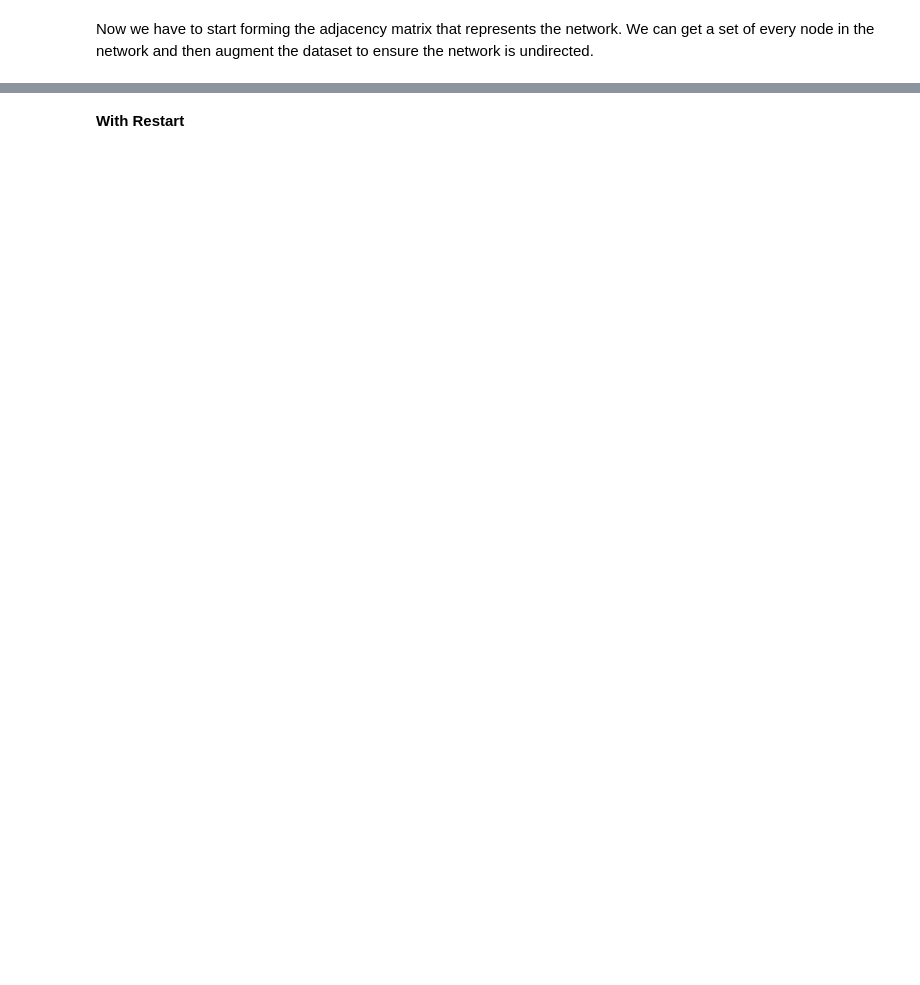
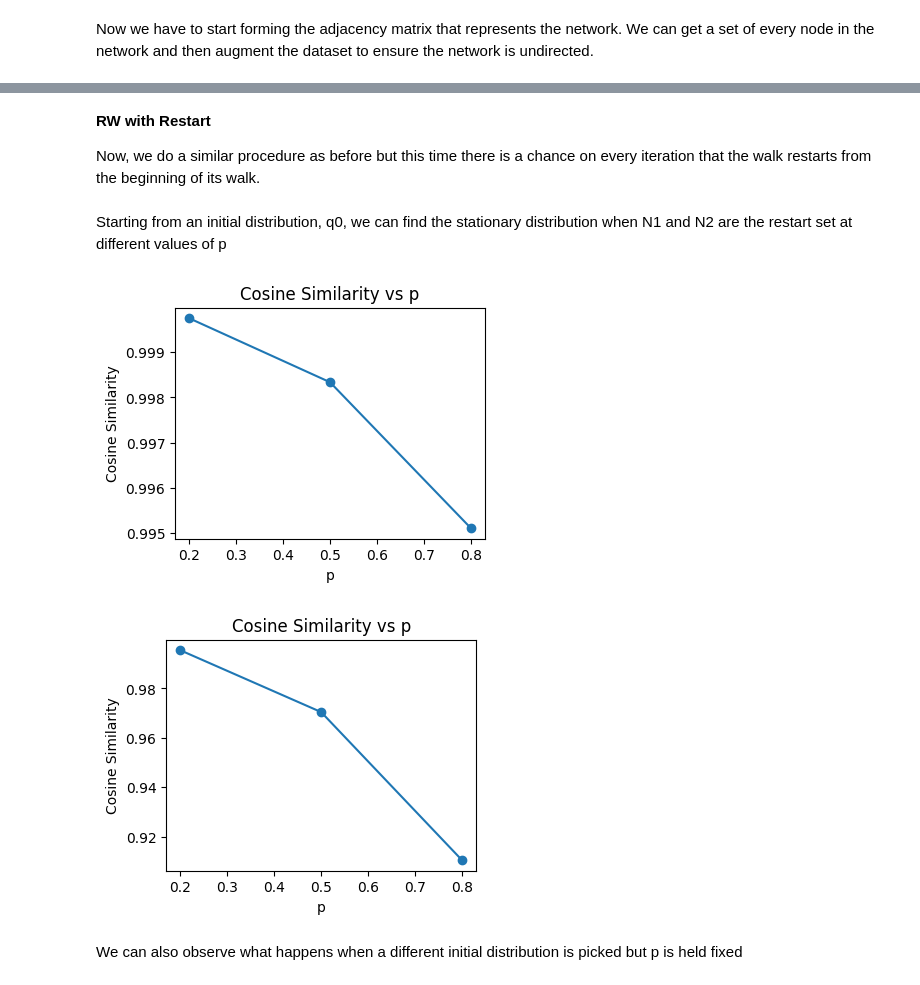
Before and after one commit to faverogian/ECSE556, a Jupyter notebook: Assignment 2/Code/random_walks.ipynb, the cells around one changed output, grey strips where cells are left out. Cells and saved outputs as stored; diff of their text form; code cells hidden in the pictures; blank space fills up the shorter version.

```diff
--- a/Assignment 2/Code/random_walks.ipynb
+++ b/Assignment 2/Code/random_walks.ipynb
@@ -92,2 +101,68 @@ Starting from random node 2 and random node 3: True
-# %% [markdown]
-**With Restart**
+# %% [markdown]
+**RW with Restart**
+
+Now, we do a similar procedure as before but this time there is a chance on every iteration that the walk restarts from the beginning of its walk.
+# %%
+# Assign the restart nodes
+N1 = int(edges_df['Node 1'].iloc[0])
+v_N1 = np.zeros((tr_mat.shape[0], 1))
+v_N1[N1] = 1
+
+N2 = int(edges_df['Node 2'].iloc[0])
+v_N2 = np.zeros((tr_mat.shape[0], 1))
+v_N2[N2] = 1
+# %% [markdown]
+Starting from an initial distribution, q0, we can find the stationary distribution when N1 and N2 are the restart set at different values of p
+# %%
+# Make list of p
+p = [0.2, 0.5, 0.8]
+
+# Make random initial distribution
+q = np.zeros((tr_mat.shape[0], 1))
+q[0] = 1
+# %%
+import matplotlib.pyplot as plt
+
+for index, node in enumerate([v_N1, v_N2]):
+    eps = 1e-5
+    vec = q
+    stat_dist_restart = []
+
+    for p_i in p:
+        while True:
+            rw_vec_new = p_i * tr_mat @ vec + (1 - p_i) * node
+            if np.linalg.norm(rw_vec_new - vec) < eps:
+                break
+            vec = rw_vec_new
+        stat_dist_restart.append(rw_vec_new)
+
+    # Put stationary distributions into a dataframe
+    stat_dist_restart_df = pd.DataFrame(np.hstack(stat_dist_restart))
+    stat_dist_restart_df.insert(0, 'Node', nodes)
+    stat_dist_restart_df.columns = ['Node', 'p = 0.2', 'p = 0.5', 'p = 0.8']
+
+    # Save stationary distributions to csv
+    stat_dist_restart_df.to_csv(f'stat_dist_p_{index}.csv', index=False)
+
+    # Compare stationary distributions to restart node
+    # Get cosine similarity between stationary distributions and restart node
+    cos_sim = []
+    for i in range(len(stat_dist_restart)):
+        dot = np.dot(stat_dist_restart[i].T, node)
+        norm1 = np.linalg.norm(stat_dist_restart[i])
+        norm2 = np.linalg.norm(node)
+        cosine_similarity = dot / (norm1 * norm2)
+        cos_sim.append(cosine_similarity.item())
+
+    # Plot cosine similarity vs p
+    plt.figure(figsize=(4, 3))
+    plt.plot(p, cos_sim, '-o')
+    plt.xlabel('p')
+    plt.ylabel('Cosine Similarity')
+    plt.title('Cosine Similarity vs p')
+    plt.show()
+# %% [output]
+[figure, added]
+[figure, added]
+# %% [markdown]
+We can also observe what happens when a different initial distribution is picked but p is held fixed
```
Also changed, not shown: parts of 14 cells of this notebook, 3 other files.
